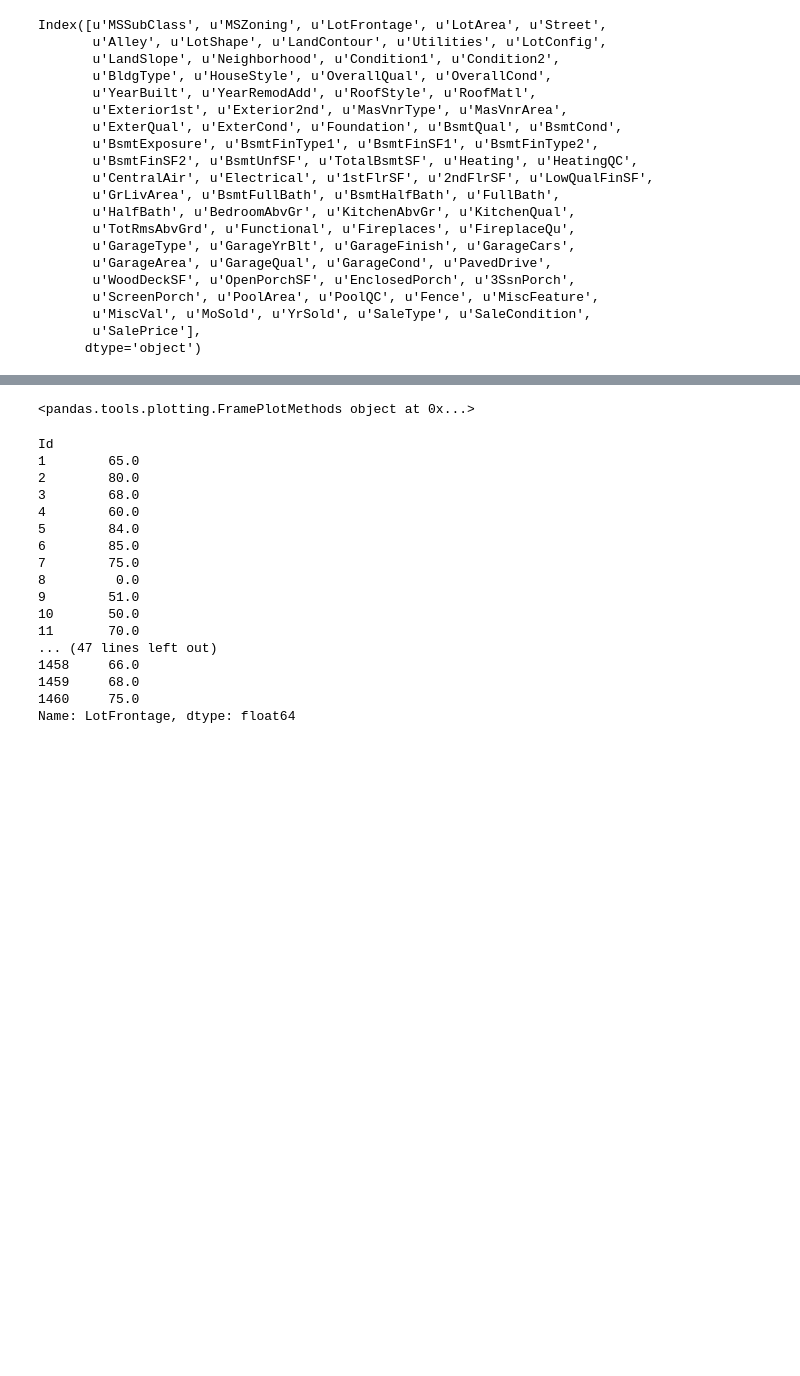
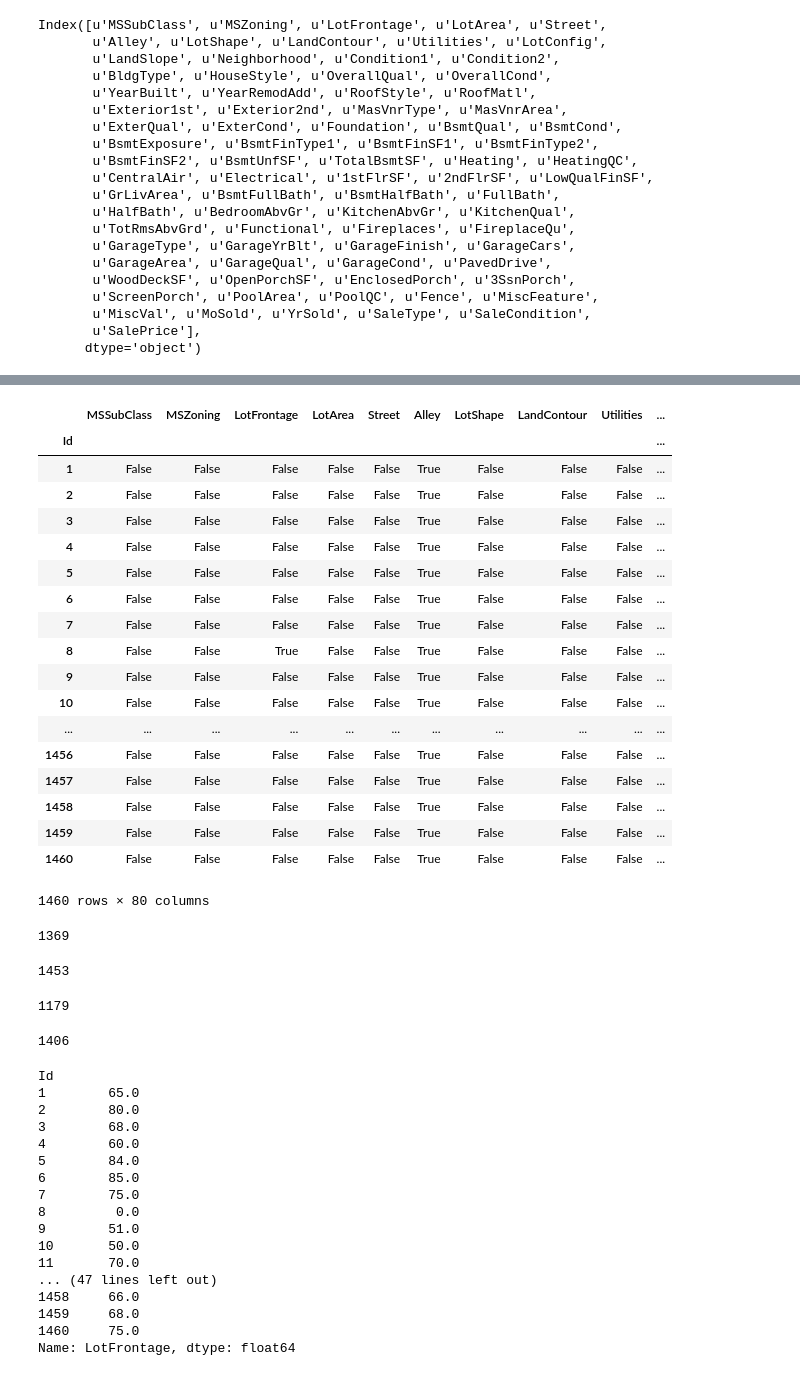
Before and after one commit to yoginij/DataScience, a Jupyter notebook: data_science/Projects/Data Wrangling-House price.ipynb, the cells around one changed output, grey strips where cells are left out. Saved outputs shown, nothing was run; the diff lists cells and outputs as text; code cells hidden in the pictures; blank space fills up the shorter version.

```diff
--- a/data_science/Projects/Data Wrangling-House price.ipynb
+++ b/data_science/Projects/Data Wrangling-House price.ipynb
@@ -64,7 +86,42 @@ Index([u'MSSubClass', u'MSZoning', u'LotFrontage', u'LotArea', u'Street',
 # %%
-r.plot
+r.isnull()
 # %% [output]
+|  | MSSubClass | MSZoning | LotFrontage | LotArea | Street | Alley | LotShape | LandContour | Utilities | ... |
+| Id |  |  |  |  |  |  |  |  |  | ... |
+| 1 | False | False | False | False | False | True | False | False | False | ... |
+| 2 | False | False | False | False | False | True | False | False | False | ... |
+| 3 | False | False | False | False | False | True | False | False | False | ... |
+| 4 | False | False | False | False | False | True | False | False | False | ... |
+| 5 | False | False | False | False | False | True | False | False | False | ... |
+| 6 | False | False | False | False | False | True | False | False | False | ... |
+| 7 | False | False | False | False | False | True | False | False | False | ... |
+| 8 | False | False | True | False | False | True | False | False | False | ... |
+| 9 | False | False | False | False | False | True | False | False | False | ... |
+| 10 | False | False | False | False | False | True | False | False | False | ... |
+| ... | ... | ... | ... | ... | ... | ... | ... | ... | ... | ... |
+| 1456 | False | False | False | False | False | True | False | False | False | ... |
+| 1457 | False | False | False | False | False | True | False | False | False | ... |
+| 1458 | False | False | False | False | False | True | False | False | False | ... |
+| 1459 | False | False | False | False | False | True | False | False | False | ... |
+| 1460 | False | False | False | False | False | True | False | False | False | ... |
-<pandas.tools.plotting.FramePlotMethods object at 0x...>
+1460 rows × 80 columns
+# %%
+r.Alley.isnull().values.sum()
+#PoolQC	Fence	MiscFeature
+# %% [output]
+1369
+# %%
+r.PoolQC.isnull().values.sum()
+# %% [output]
+1453
+# %%
+r.Fence.isnull().values.sum()
+# %% [output]
+1179
+# %%
+r.MiscFeature.isnull().values.sum()
+# %% [output]
+1406
 # %%
 r.LotFrontage.fillna(0)
 # %% [output]
```
Also changed, not shown: parts of 1 cell of this notebook, 2 other files.
